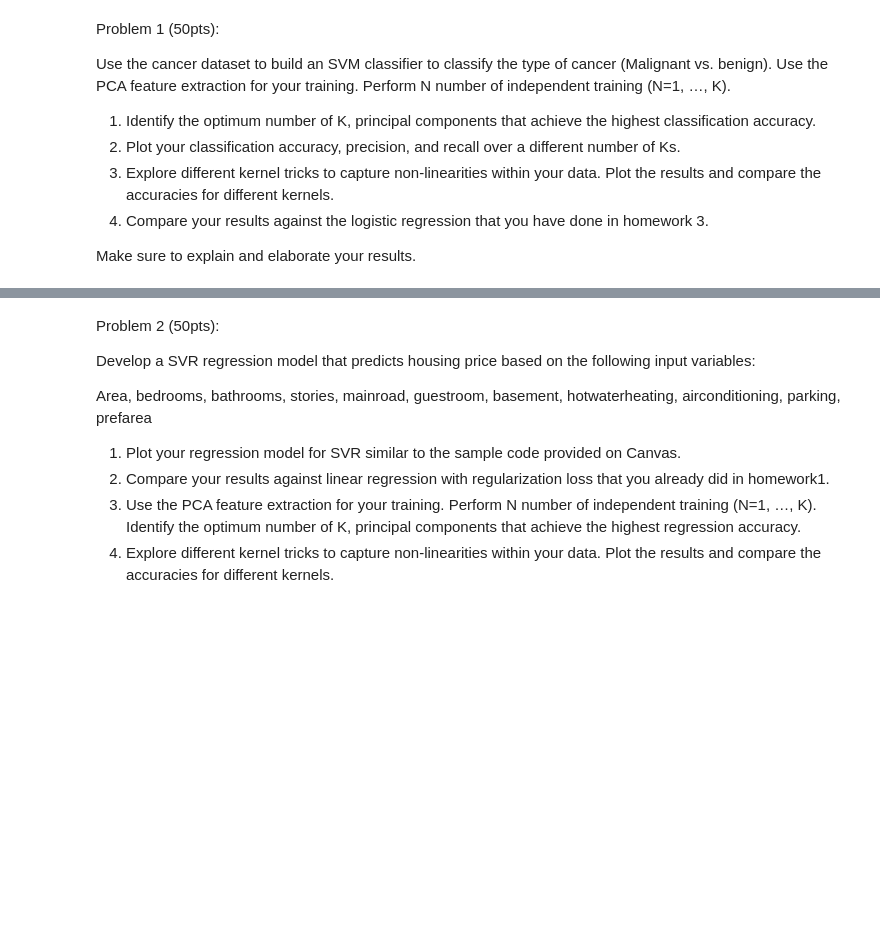
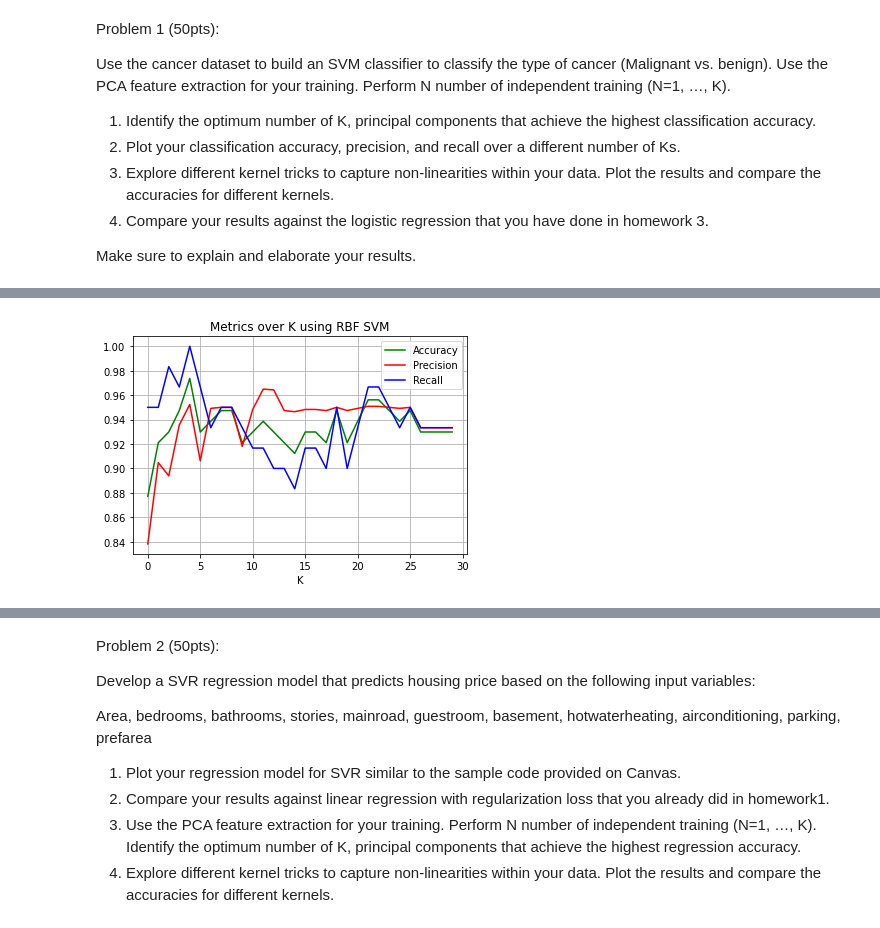
Before and after one commit to pcur/ECGR-4105, a Jupyter notebook: Homework 4/HW4.ipynb, the cells around one changed output, grey strips where cells are left out. Saved outputs shown, nothing was run; the diff lists cells and outputs as text; code cells hidden in the pictures; blank space fills up the shorter version.

```diff
--- a/Homework 4/HW4.ipynb
+++ b/Homework 4/HW4.ipynb
@@ -76,0 +78,86 @@ plt.show()
+# %%
+#rbf kernel
+model = SVC(kernel='rbf', C=25)
+
+for k in K:
+    pca = PCA(n_components=k+1)
+    X_pca = pca.fit_transform(X)
+    x_train_pca, x_test_pca, y_train, expected = tts(X_pca, Y, train_size = trainSize, test_size = testSize, random_state=69)
+
+    x_train_pca = sc_X.fit_transform(x_train_pca)
+    x_test_pca = sc_X.transform(x_test_pca)
+
+    model.fit(x_train_pca, y_train)
+    y_pred = model.predict(x_test_pca) # Predictions
+
+    acc[k] = metrics.accuracy_score(expected,y_pred)
+    prec[k] = metrics.precision_score(expected,y_pred)
+    recall[k] = metrics.recall_score(expected,y_pred)
+
+plt.plot(K,acc[K], color='green', label='Accuracy')
+plt.plot(K,prec[K], color='red', label='Precision')
+plt.plot(K,recall[K], color='blue', label='Recall')
+plt.grid()
+plt.xlabel('K')
+plt.ylabel('')
+plt.title('Metrics over K using RBF SVM')
+plt.legend()
+plt.show()
+
+#sigmoid kernel
+model = SVC(kernel='sigmoid', C=25)
+
+for k in K:
+    pca = PCA(n_components=k+1)
+    X_pca = pca.fit_transform(X)
+    x_train_pca, x_test_pca, y_train, expected = tts(X_pca, Y, train_size = trainSize, test_size = testSize, random_state=69)
+
+    x_train_pca = sc_X.fit_transform(x_train_pca)
+    x_test_pca = sc_X.transform(x_test_pca)
+
+    model.fit(x_train_pca, y_train)
+    y_pred = model.predict(x_test_pca) # Predictions
+
+    acc[k] = metrics.accuracy_score(expected,y_pred)
+    prec[k] = metrics.precision_score(expected,y_pred)
+    recall[k] = metrics.recall_score(expected,y_pred)
+
+plt.plot(K,acc[K], color='green', label='Accuracy')
+plt.plot(K,prec[K], color='red', label='Precision')
+plt.plot(K,recall[K], color='blue', label='Recall')
+plt.grid()
+plt.xlabel('K')
+plt.ylabel('')
+plt.title('Metrics over K using Sigmoid SVM')
+plt.legend()
+plt.show()
+
+#poly kernel
+model = SVC(kernel='poly', C=25)
+
+for k in K:
+    pca = PCA(n_components=k+1)
+    X_pca = pca.fit_transform(X)
+    x_train_pca, x_test_pca, y_train, expected = tts(X_pca, Y, train_size = trainSize, test_size = testSize, random_state=69)
+
+    x_train_pca = sc_X.fit_transform(x_train_pca)
+    x_test_pca = sc_X.transform(x_test_pca)
+
+    model.fit(x_train_pca, y_train)
+    y_pred = model.predict(x_test_pca) # Predictions
+
+    acc[k] = metrics.accuracy_score(expected,y_pred)
+    prec[k] = metrics.precision_score(expected,y_pred)
+    recall[k] = metrics.recall_score(expected,y_pred)
+
+plt.plot(K,acc[K], color='green', label='Accuracy')
+plt.plot(K,prec[K], color='red', label='Precision')
+plt.plot(K,recall[K], color='blue', label='Recall')
+plt.grid()
+plt.xlabel('K')
+plt.ylabel('')
+plt.title('Metrics over K using Poly SVM')
+plt.legend()
+plt.show()
+# %% [output]
+[figure, added]
```
Also changed, not shown: parts of 6 cells of this notebook.
